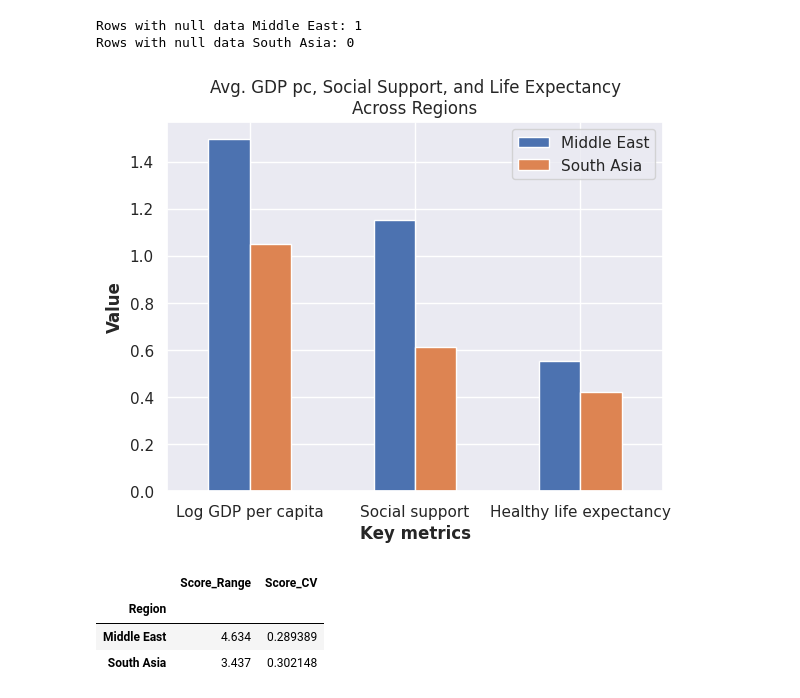
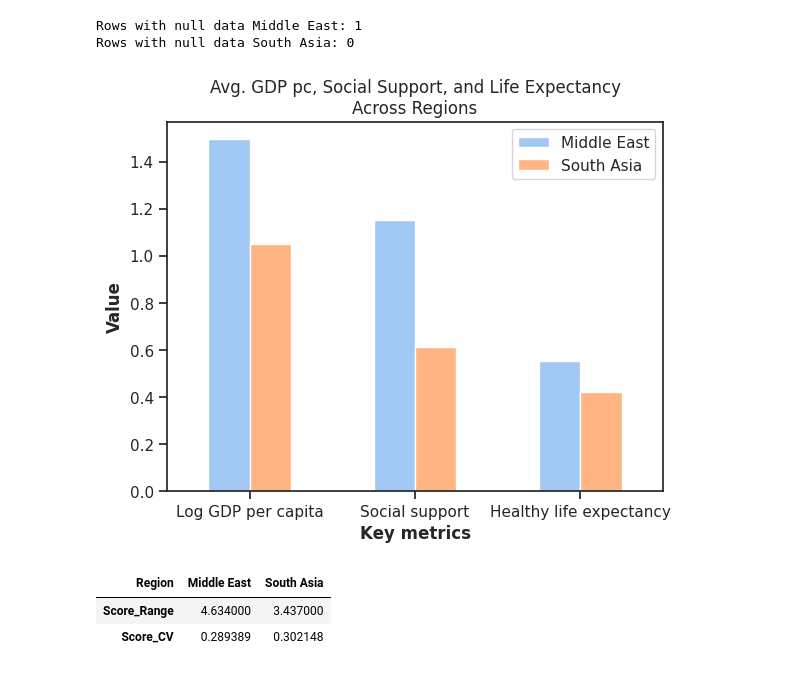
Before and after one commit to SD2513/ai-assessment-1, a Jupyter notebook: 2407091_ShlokDhital_Assessment1.ipynb, the cells around one changed output. Drawn from its saved outputs; the diff is of its cells as text; code cells hidden in the pictures.

```diff
--- a/2407091_ShlokDhital_Assessment1.ipynb
+++ b/2407091_ShlokDhital_Assessment1.ipynb
@@ -6,7 +6,7 @@ import pandas as pd
 import matplotlib.pyplot as plt
 import seaborn as sns
 
-sns.set()
+sns.set_theme(palette='pastel', color_codes=True,style="ticks")
 sns.color_palette("pastel")
 # %% [output]
 [(0.6313725490196078, 0.788235294117647, 0.9568627450980393),
@@ -526,40 +563,38 @@ Rows with null data Middle East: 1
 Rows with null data South Asia: 0
 # %%
 # Create a dataframe to compare the means of two regions
-temp_dict = {"Middle East": me_cleaned[key_metrics].mean(numeric_only=True),
-             "South Asia": sa_cleaned[key_metrics].mean(numeric_only=True)}
+temp_dict = {"Middle East": mid_east_whr[key_metrics].mean(numeric_only=True),
+             "South Asia": south_asia_whr[key_metrics].mean(numeric_only=True)}
 
 key_comparison_df = pd.DataFrame(temp_dict)
-key_comparison_df
 
 # Plot the dataframe into a barchart
 key_comparison_df.plot(kind='bar',rot=0)
 plt.title("Avg. GDP pc, Social Support, and Life Expectancy\nAcross Regions")
 plt.xlabel("Key metrics",fontweight='bold')
 plt.ylabel("Value",fontweight='bold')
 plt.show()
 # %% [output]
-[figure, old version]
+[figure, new version]
 # %%
 # Subtask 4 - Happiness Disparity
 
-# # Define range function
+# Define range function
 def calc_range(series):
   return series.max() - series.min()
 
 # Define coefficient of variance function
-def cv(series):
+def calc_cv(series):
   return series.std() / series.mean()
 
 # Compute the range, cv of score values, grouped by region
 # Use custom agg functions for range and cv
 whr_disparity = mideast_southasia[['Region', 'score']].groupby("Region").agg(
     Score_Range=pd.NamedAgg(column="score", aggfunc=calc_range),
-    Score_CV=pd.NamedAgg(column="score", aggfunc=cv))
+    Score_CV=pd.NamedAgg(column="score", aggfunc=calc_cv))
 
-display(range_df)
+display(whr_disparity.T)
 # %% [output]
-|  | Score_Range | Score_CV |
-| Region |  |  |
-| Middle East | 4.634 | 0.289389 |
-| South Asia | 3.437 | 0.302148 |
+| Region | Middle East | South Asia |
+| Score_Range | 4.634000 | 3.437000 |
+| Score_CV | 0.289389 | 0.302148 |
```
Also changed, not shown: parts of 17 cells of this notebook.
